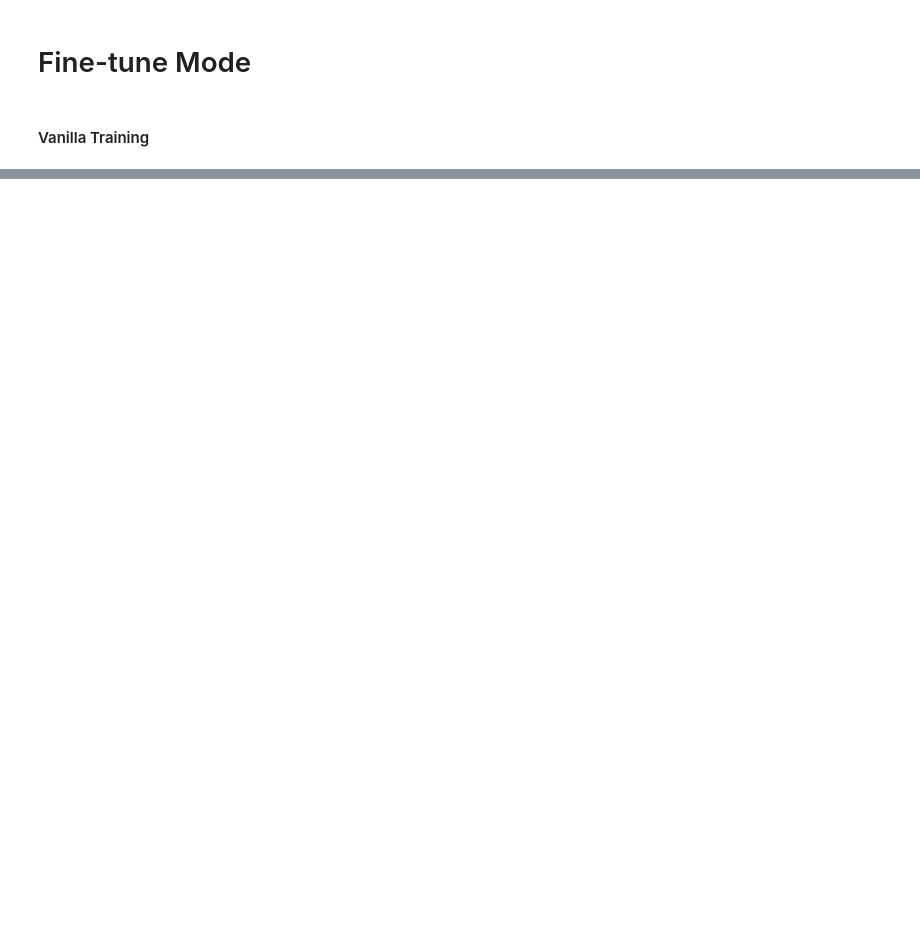
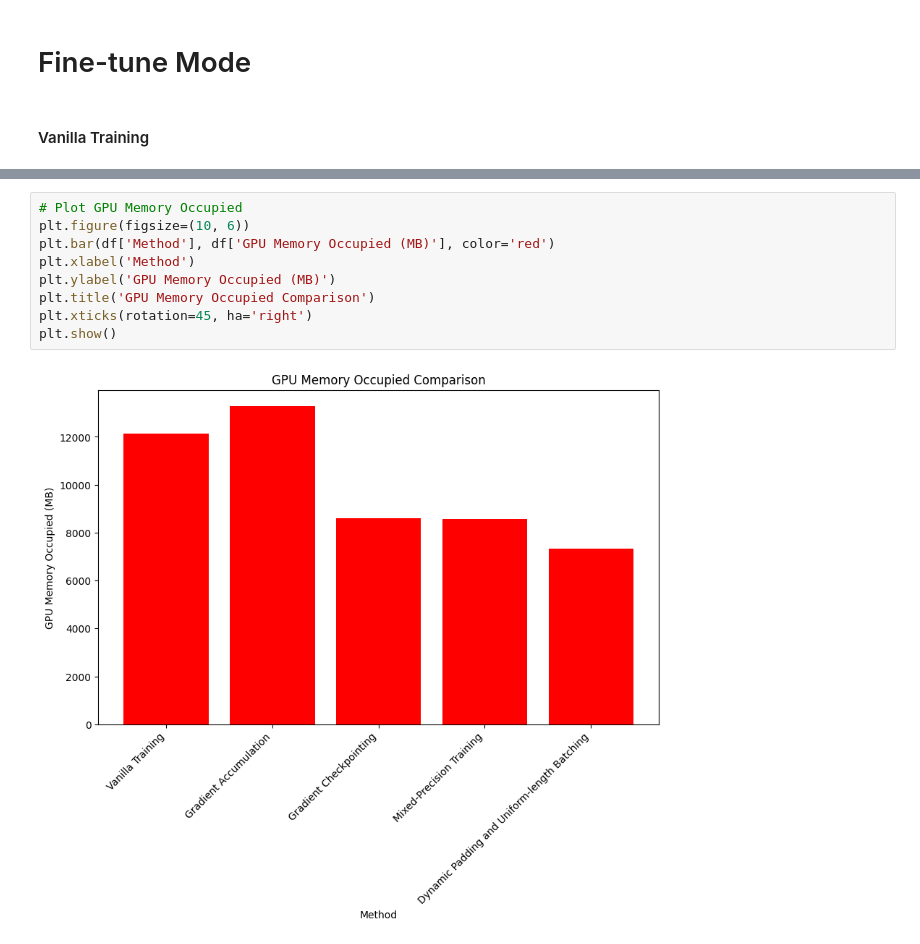
Before and after one commit to mehedihasanbijoy/How-to-HuggingFace, a Jupyter notebook: Efficient_Ways_of_LLMs_Fine_Tuning.ipynb, the cells around one changed output, grey strips where cells are left out. Saved outputs shown, nothing was run; the diff lists cells and outputs as text; blank space fills up the shorter version.

```diff
--- a/Efficient_Ways_of_LLMs_Fine_Tuning.ipynb
+++ b/Efficient_Ways_of_LLMs_Fine_Tuning.ipynb
@@ -249,0 +742,11 @@ Dataset({
+# %%
+# Plot GPU Memory Occupied
+plt.figure(figsize=(10, 6))
+plt.bar(df['Method'], df['GPU Memory Occupied (MB)'], color='red')
+plt.xlabel('Method')
+plt.ylabel('GPU Memory Occupied (MB)')
+plt.title('GPU Memory Occupied Comparison')
+plt.xticks(rotation=45, ha='right')
+plt.show()
+# %% [output]
+[figure, added]
```
Also changed, not shown: parts of 40 cells of this notebook.
